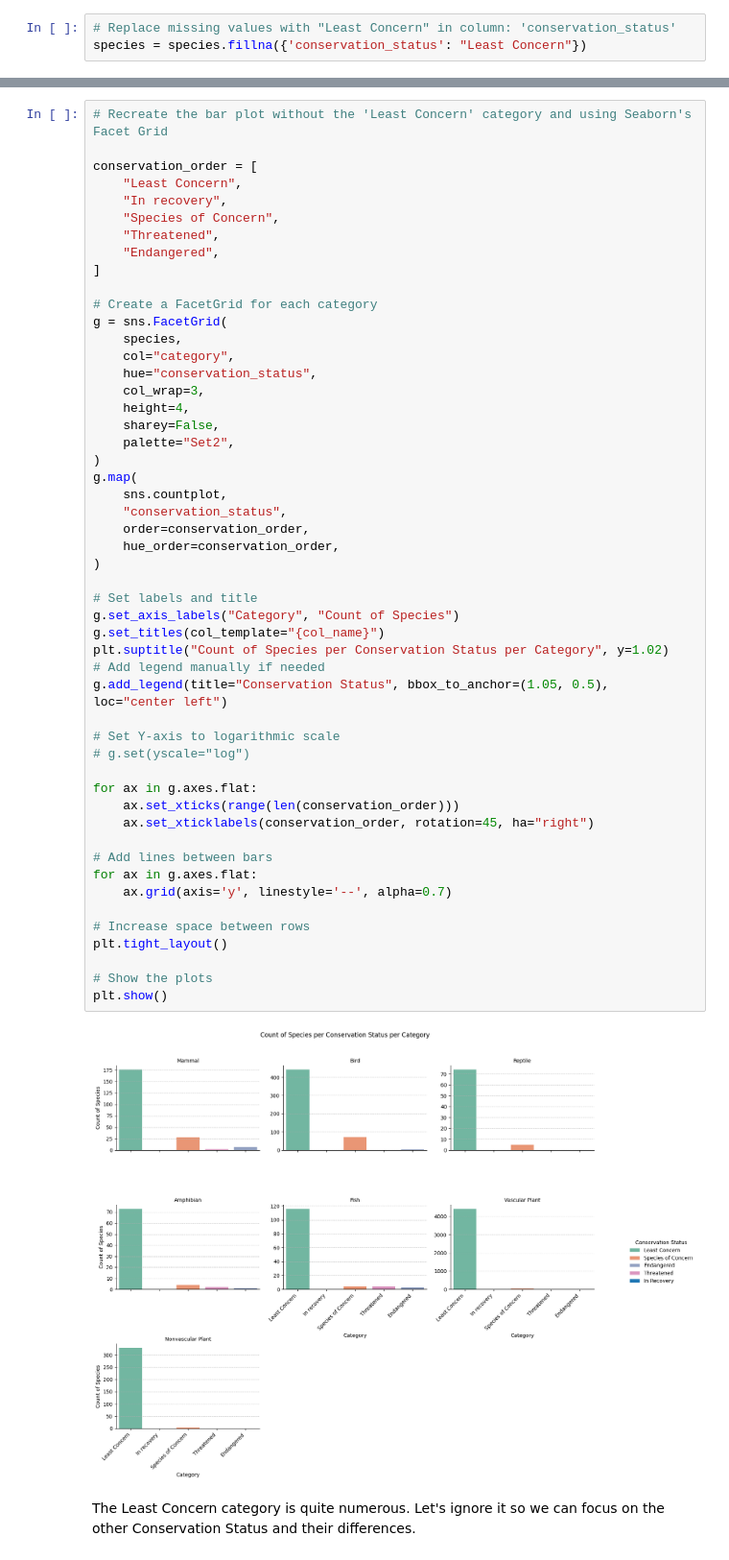
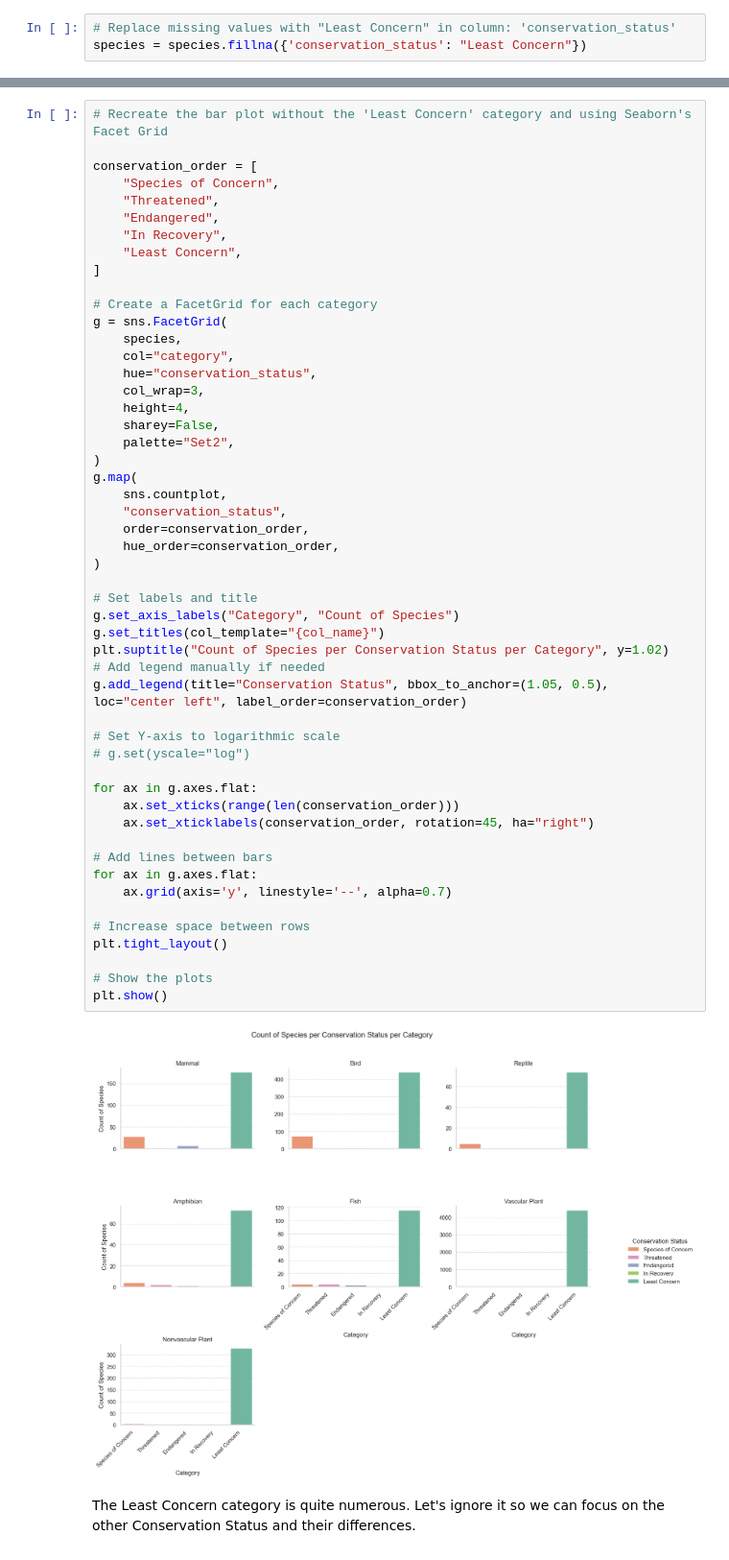
Before and after one commit to Freston1605/biodiversity_starter, a Jupyter notebook: biodiversity.ipynb, the cells around one changed output, grey strips where cells are left out. Shown at 96% size. Saved outputs shown, nothing was run; the diff lists cells and outputs as text.

```diff
--- a/biodiversity.ipynb
+++ b/biodiversity.ipynb
@@ -81,11 +205,11 @@ Let's plot the amount of threatened species by category with bar plots.
 # Recreate the bar plot without the 'Least Concern' category and using Seaborn's Facet Grid
 
 conservation_order = [
-    "Least Concern",
-    "In recovery",
     "Species of Concern",
     "Threatened",
     "Endangered",
+    "In Recovery",
+    "Least Concern",
 ]
 
 # Create a FacetGrid for each category
@@ -101,35 +225,35 @@ g = sns.FacetGrid(
 g.map(
     sns.countplot,
     "conservation_status",
     order=conservation_order,
     hue_order=conservation_order,
 )
 
 # Set labels and title
 g.set_axis_labels("Category", "Count of Species")
 g.set_titles(col_template="{col_name}")
 plt.suptitle("Count of Species per Conservation Status per Category", y=1.02)
 # Add legend manually if needed
-g.add_legend(title="Conservation Status", bbox_to_anchor=(1.05, 0.5), loc="center left")
+g.add_legend(title="Conservation Status", bbox_to_anchor=(1.05, 0.5), loc="center left", label_order=conservation_order)
 
 # Set Y-axis to logarithmic scale
 # g.set(yscale="log")
 
 for ax in g.axes.flat:
     ax.set_xticks(range(len(conservation_order)))
     ax.set_xticklabels(conservation_order, rotation=45, ha="right")
 
 # Add lines between bars
 for ax in g.axes.flat:
     ax.grid(axis='y', linestyle='--', alpha=0.7)
 
 # Increase space between rows
 plt.tight_layout()
 
 # Show the plots
 plt.show()
 # %% [output]
-[figure, old version]
+[figure, new version]
 # %% [markdown]
 The Least Concern category is quite numerous. Let's ignore it so we can focus on the other Conservation Status and their differences.
 # %%
```
Also changed, not shown: parts of 20 cells of this notebook, 10 other files.
